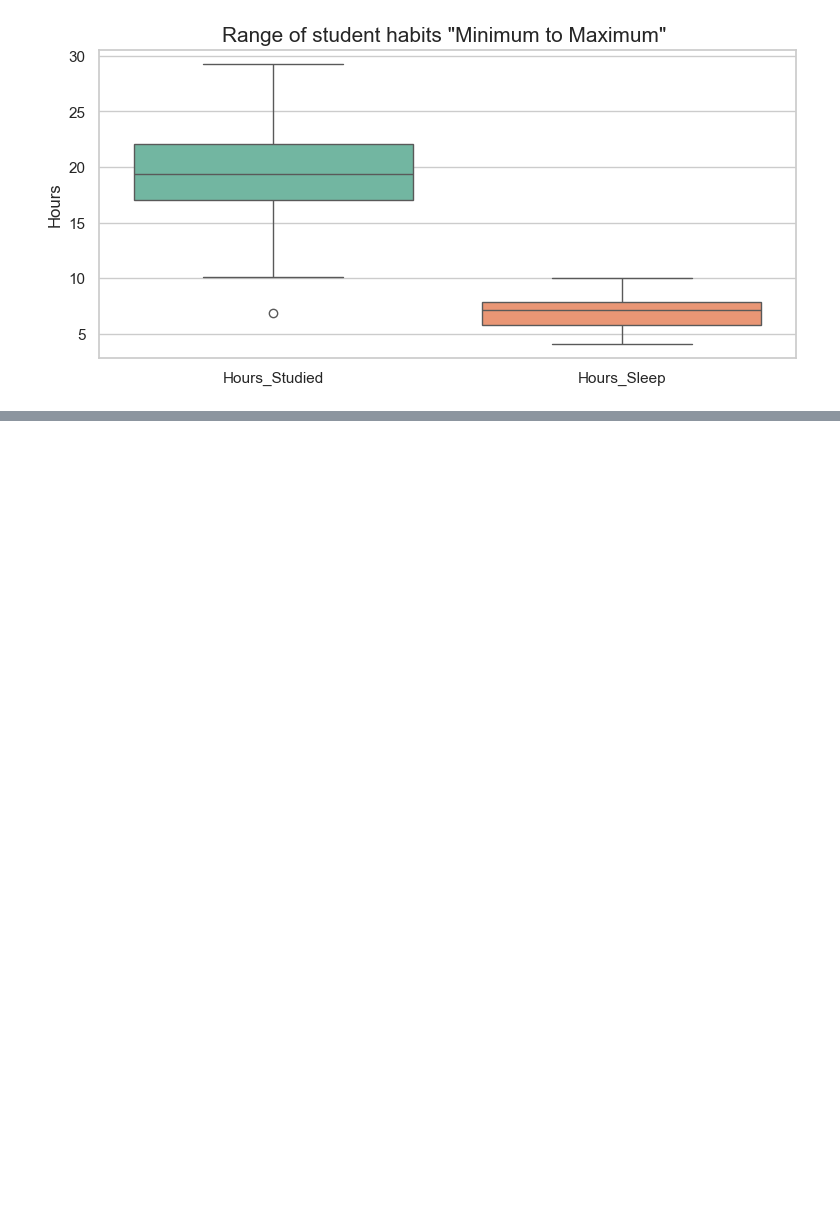
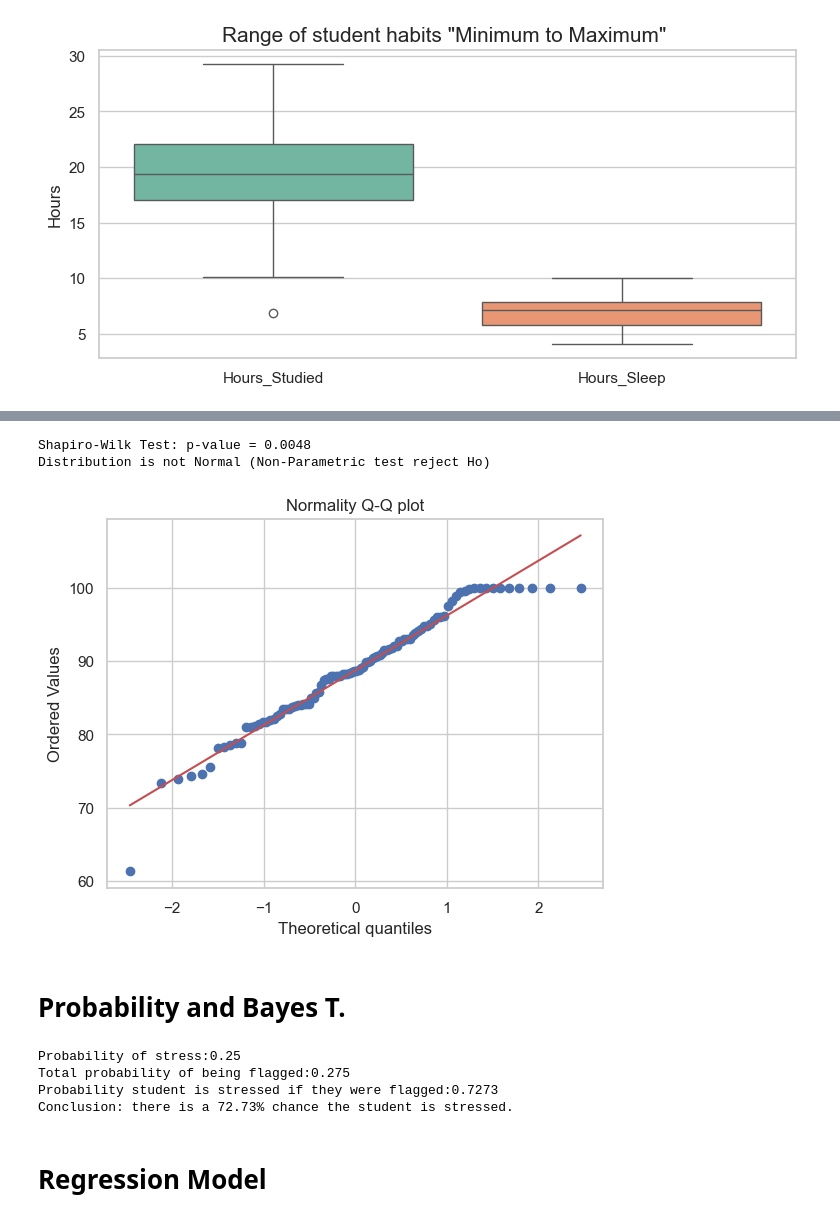
Before and after one commit to 2025417-ridney/https-github.com-Statistical-For-DA-Sept-2025, a Jupyter notebook: Ca_2.ipynb, the cells around one changed output, grey strips where cells are left out. Cells and saved outputs as stored; diff of their text form; code cells hidden in the pictures; blank space fills up the shorter version.

```diff
--- a/Ca_2.ipynb
+++ b/Ca_2.ipynb
@@ -227,0 +265,42 @@ dtype: int64
+# %%
+#test for normality shapiro wilk
+stat, p_value = stats.shapiro(df['Exam_Score'])
+
+print(f"Shapiro-Wilk Test: p-value = {p_value:.4f}")
+if p_value > 0.05:
+    print("Data distribuition looks normal")
+else:
+    print("Distribution is not Normal (Non-Parametric test reject Ho)")
+
+stats.probplot(df['Exam_Score'], dist="norm", plot=plt)
+plt.title("Normality Q-Q plot")
+plt.show()
+# %% [output]
+Shapiro-Wilk Test: p-value = 0.0048
+Distribution is not Normal (Non-Parametric test reject Ho)
+[figure, added]
+# %% [markdown]
+# Probability and Bayes T.
+# %%
+p_stressed = 0.25 #probability a student is stressed
+p_not_stressed = 1 - p_stressed #probability a student is not stressed
+p_flag_stressed = 0.80   #probability app flag given if student is stressed
+p_flag_not_stressed = 0.10 #probability app flag if student is not stressed false positive
+
+# calculate total probability of being flagged
+p_flagged = (p_flag_stressed * p_stressed) + (p_flag_not_stressed * p_not_stressed)
+
+#appling bayes theorem to find a posterior probability
+p_stressed_flagged = (p_flag_stressed * p_stressed) / p_flagged
+
+print(f"Probability of stress:{p_stressed:.2f}")
+print(f"Total probability of being flagged:{p_flagged:.3f}")
+print(f"Probability student is stressed if they were flagged:{p_stressed_flagged:.4f}")
+print(f"Conclusion: there is a {p_stressed_flagged * 100:.2f}% chance the student is stressed.")
+# %% [output]
+Probability of stress:0.25
+Total probability of being flagged:0.275
+Probability student is stressed if they were flagged:0.7273
+Conclusion: there is a 72.73% chance the student is stressed.
+# %% [markdown]
+# Regression Model
```
Also changed, not shown: parts of 9 cells of this notebook, 2 other files.
